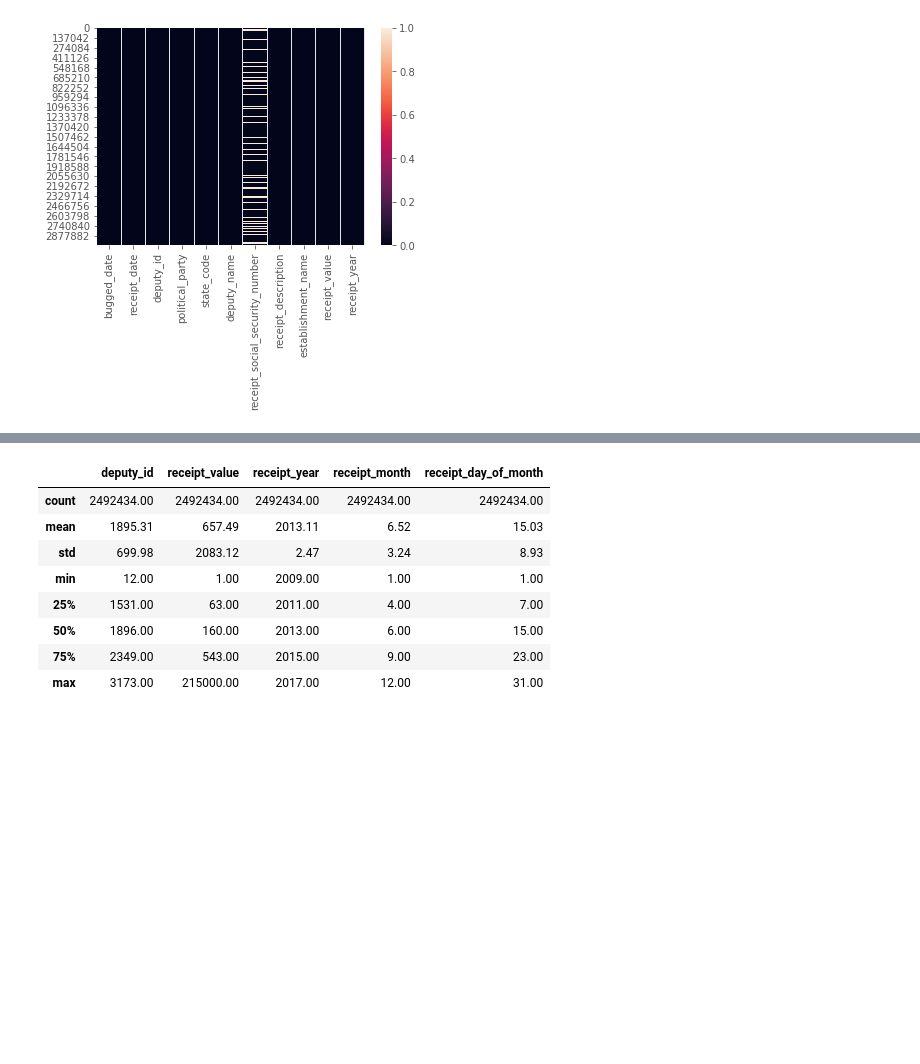
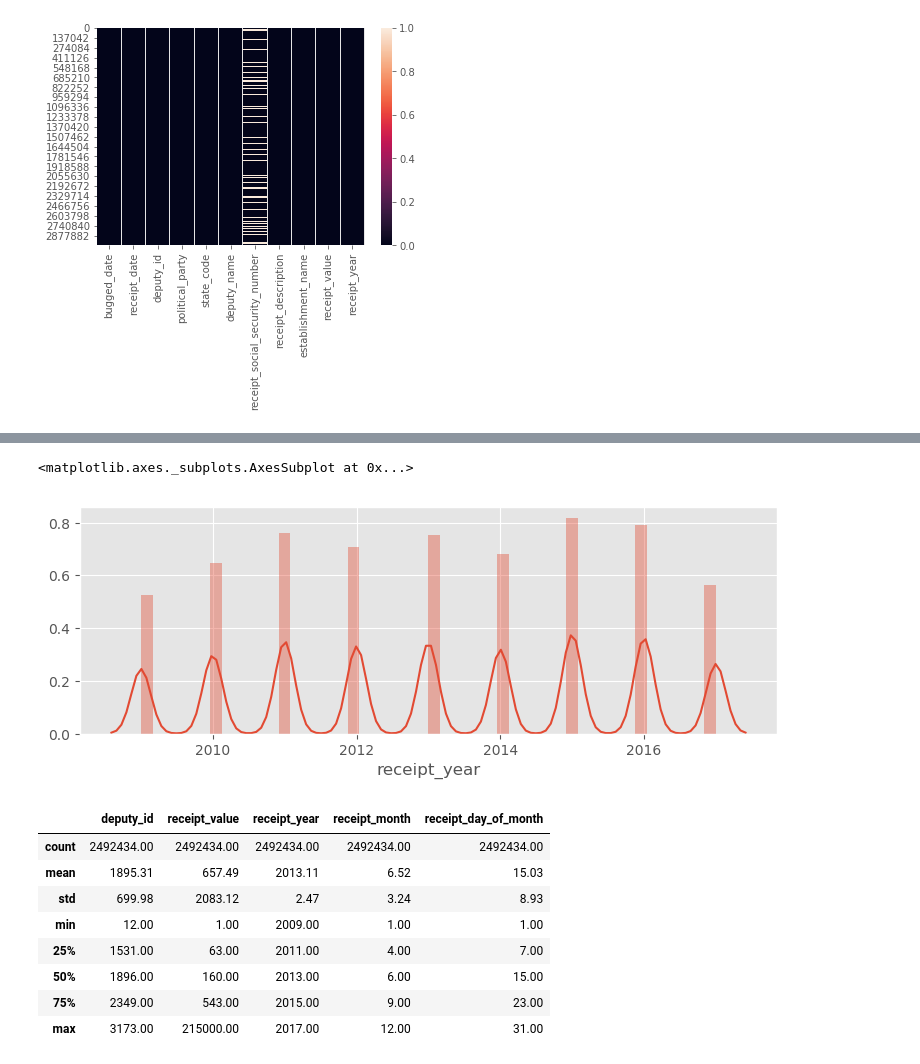
Before and after one commit to mavgarcia/data_analysis, a Jupyter notebook: deputies_reimbursements.ipynb, the cells around one changed output, grey strips where cells are left out. Cells and saved outputs as stored; diff of their text form; code cells hidden in the pictures; blank space fills up the shorter version.

```diff
--- a/deputies_reimbursements.ipynb
+++ b/deputies_reimbursements.ipynb
@@ -82,3 +82,9 @@ reembolsos.loc[reembolsos['receipt_social_security_number'].isnull()].describe()
+# %%
+fig = plt.figure(figsize=(9,3), dpi=100)
+sns.distplot(reembolsos['receipt_year'])
+# %% [output]
+<matplotlib.axes._subplots.AxesSubplot at 0x...>
+[figure, added]
 # %%
 # Removendo recibos sem cpf/cnpj do fornecedor
 # Também não tenho interesse em avaliar recibos com valor igual a 0.
```
Also changed, not shown: parts of 17 cells of this notebook.
